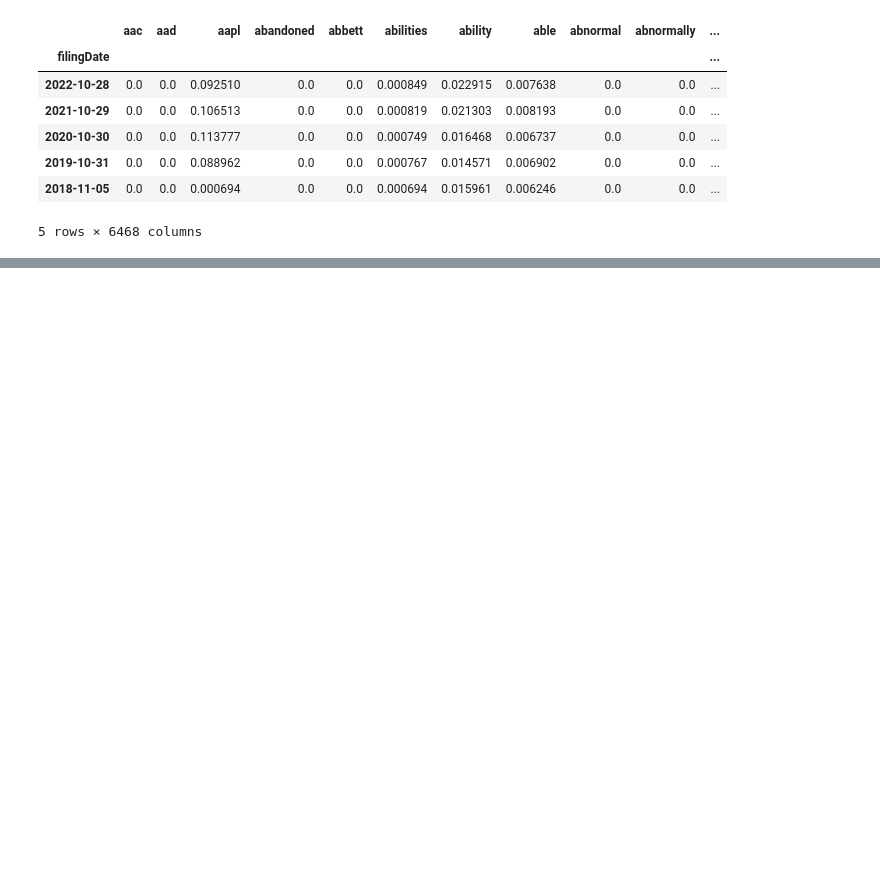
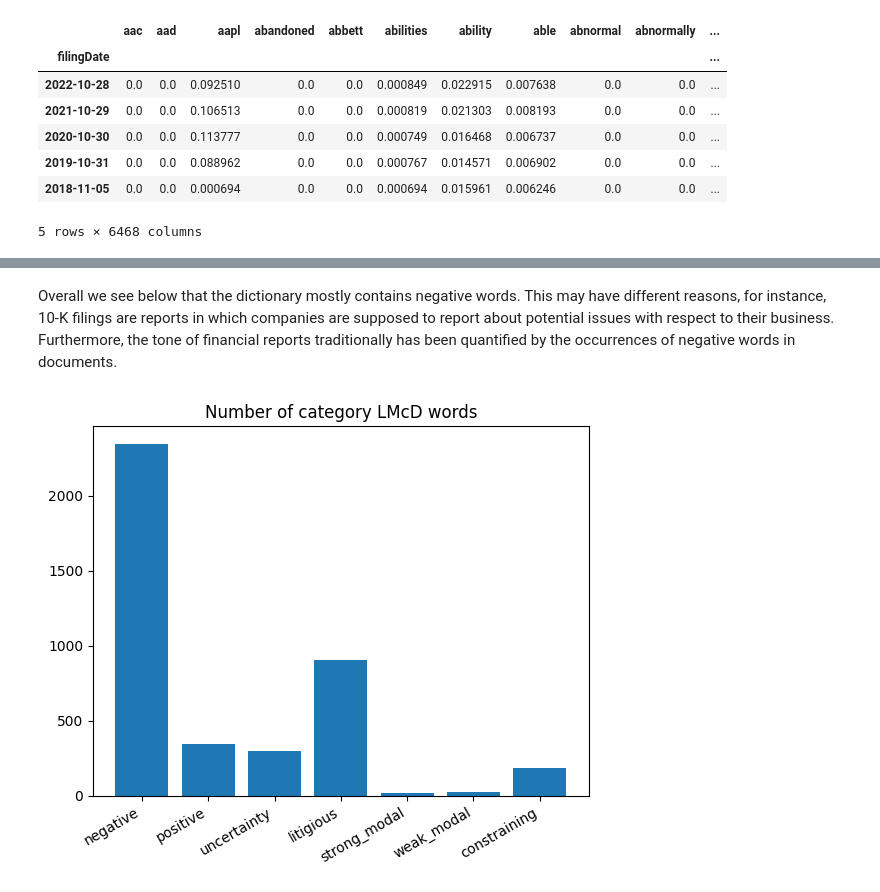
Before and after one commit to RalfKellner/dltaonlinebook, a Jupyter notebook: 02_frequency_dictionary_models.ipynb, the cells around one changed output, grey strips where cells are left out. Saved outputs shown, nothing was run; the diff lists cells and outputs as text; code cells hidden in the pictures; blank space fills up the shorter version.

```diff
--- a/02_frequency_dictionary_models.ipynb
+++ b/02_frequency_dictionary_models.ipynb
@@ -173,0 +171,24 @@ tfidf_wo_stopwords.head()
+# %%
+def dict_word_vectorizer(sentiment_dictionary, document, raw_counts = False, normalize = False):
+    categories = list(sentiment_dictionary.keys())
+    counts = []
+    for category in categories:
+        counts.append(len([word for word in document if word in sentiment_dictionary[category]]))
+    if normalize:
+        counts = [value  / len(document) for value in counts]
+    if raw_counts:
+        return counts
+    else:
+        return pd.DataFrame(data = [counts], columns = categories)
+
+lmcd = pd.read_csv("../data/Loughran-McDonald_MasterDictionary_1993-2021.csv")
+word_categories = ["Negative", "Positive", "Uncertainty", "Litigious", "Strong_Modal", "Weak_Modal" , "Constraining"]
+lmcd_dict = {}
+for word in word_categories:
+    lmcd_dict[word.lower()] =  [cat_word.lower() for cat_word in lmcd[lmcd[word] > 0].Word.values.tolist()]
+
+for key in lmcd_dict.keys():
+    print(f"Examples for the category: {key}")
+    print("-"*50)
+    print(np.random.choice(lmcd_dict[key], 10, replace = False))
+    print("-"*50)
@@ -173,0 +213,13 @@ tfidf_wo_stopwords.head()
+# %% [markdown]
+Overall we see below that the dictionary mostly contains negative words. This may have different reasons, for instance, 10-K filings are reports in which companies are supposed to report about potential issues with respect to their business. Furthermore, the tone of financial reports traditionally has been quantified by the occurrences of negative words in documents.
+# %%
+fig, ax = plt.subplots()
+labels = list(lmcd_dict.keys())
+values = [len(lmcd_dict[word]) for word in labels]
+ax.bar(x = labels, height = values)
+ax.set_xticks(labels)
+ax.set_xticklabels(labels, rotation = 30, ha = "right")
+ax.set_title("Number of category LMcD words")
+plt.show()
+# %% [output]
+[figure, added]
```
Also changed, not shown: parts of 24 cells of this notebook, 53 other files.
